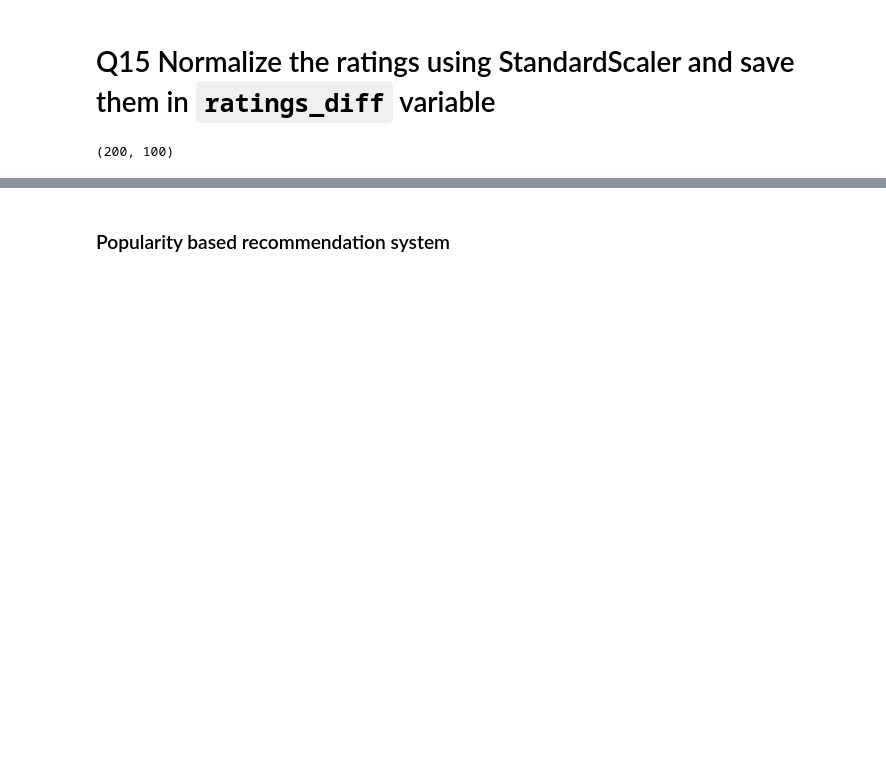
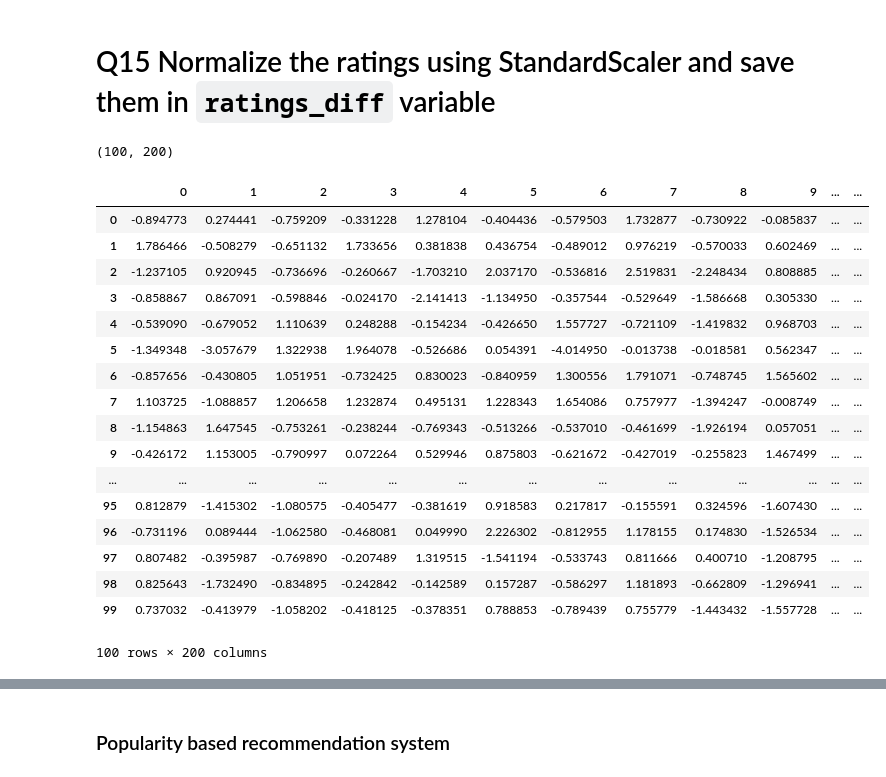
Before and after one commit to GreatLearningAIML1/pune-july19-batch-RahulTaralekar, a Jupyter notebook: Lab_R5_Internal.ipynb, the cells around one changed output, grey strips where cells are left out. Drawn from its saved outputs; the diff is of its cells as text; code cells hidden in the pictures; blank space fills up the shorter version.

```diff
--- a/Lab_R5_Internal.ipynb
+++ b/Lab_R5_Internal.ipynb
@@ -532,10 +532,31 @@ ratings_diff
 # Q15 Normalize the ratings using StandardScaler and save them in `ratings_diff` variable
 # %%
 
-ratings_T=ratings_diff.T
+ratings_T=ratings_diff.transpose()
 ratings_diff
-ratings_diff.shape
+ratings_T.shape
 # %% [output]
-(200, 100)
+(100, 200)
+# %%
+ratings_T
+# %% [output]
+|  | 0 | 1 | 2 | 3 | 4 | 5 | 6 | 7 | 8 | 9 | ... | ... |
+| 0 | -0.894773 | 0.274441 | -0.759209 | -0.331228 | 1.278104 | -0.404436 | -0.579503 | 1.732877 | -0.730922 | -0.085837 | ... | ... |
+| 1 | 1.786466 | -0.508279 | -0.651132 | 1.733656 | 0.381838 | 0.436754 | -0.489012 | 0.976219 | -0.570033 | 0.602469 | ... | ... |
+| 2 | -1.237105 | 0.920945 | -0.736696 | -0.260667 | -1.703210 | 2.037170 | -0.536816 | 2.519831 | -2.248434 | 0.808885 | ... | ... |
+| 3 | -0.858867 | 0.867091 | -0.598846 | -0.024170 | -2.141413 | -1.134950 | -0.357544 | -0.529649 | -1.586668 | 0.305330 | ... | ... |
+| 4 | -0.539090 | -0.679052 | 1.110639 | 0.248288 | -0.154234 | -0.426650 | 1.557727 | -0.721109 | -1.419832 | 0.968703 | ... | ... |
+| 5 | -1.349348 | -3.057679 | 1.322938 | 1.964078 | -0.526686 | 0.054391 | -4.014950 | -0.013738 | -0.018581 | 0.562347 | ... | ... |
+| 6 | -0.857656 | -0.430805 | 1.051951 | -0.732425 | 0.830023 | -0.840959 | 1.300556 | 1.791071 | -0.748745 | 1.565602 | ... | ... |
+| 7 | 1.103725 | -1.088857 | 1.206658 | 1.232874 | 0.495131 | 1.228343 | 1.654086 | 0.757977 | -1.394247 | -0.008749 | ... | ... |
+| 8 | -1.154863 | 1.647545 | -0.753261 | -0.238244 | -0.769343 | -0.513266 | -0.537010 | -0.461699 | -1.926194 | 0.057051 | ... | ... |
+| 9 | -0.426172 | 1.153005 | -0.790997 | 0.072264 | 0.529946 | 0.875803 | -0.621672 | -0.427019 | -0.255823 | 1.467499 | ... | ... |
+| ... | ... | ... | ... | ... | ... | ... | ... | ... | ... | ... | ... | ... |
+| 95 | 0.812879 | -1.415302 | -1.080575 | -0.405477 | -0.381619 | 0.918583 | 0.217817 | -0.155591 | 0.324596 | -1.607430 | ... | ... |
+| 96 | -0.731196 | 0.089444 | -1.062580 | -0.468081 | 0.049990 | 2.226302 | -0.812955 | 1.178155 | 0.174830 | -1.526534 | ... | ... |
+| 97 | 0.807482 | -0.395987 | -0.769890 | -0.207489 | 1.319515 | -1.541194 | -0.533743 | 0.811666 | 0.400710 | -1.208795 | ... | ... |
+| 98 | 0.825643 | -1.732490 | -0.834895 | -0.242842 | -0.142589 | 0.157287 | -0.586297 | 1.181893 | -0.662809 | -1.296941 | ... | ... |
+| 99 | 0.737032 | -0.413979 | -1.058202 | -0.418125 | -0.378351 | 0.788853 | -0.789439 | 0.755779 | -1.443432 | -1.557728 | ... | ... |
+100 rows × 200 columns
 # %%
 from sklearn.preprocessing import StandardScaler
```
Also changed, not shown: parts of 4 cells of this notebook.
